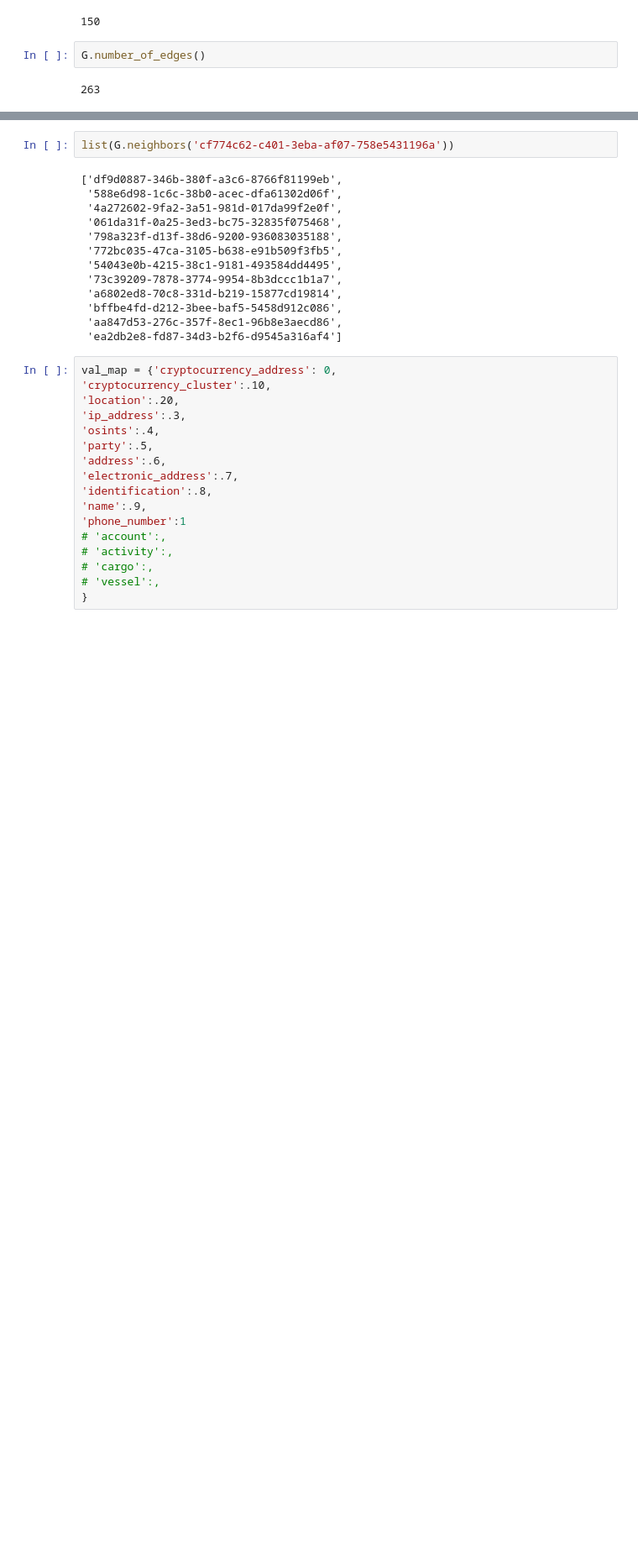
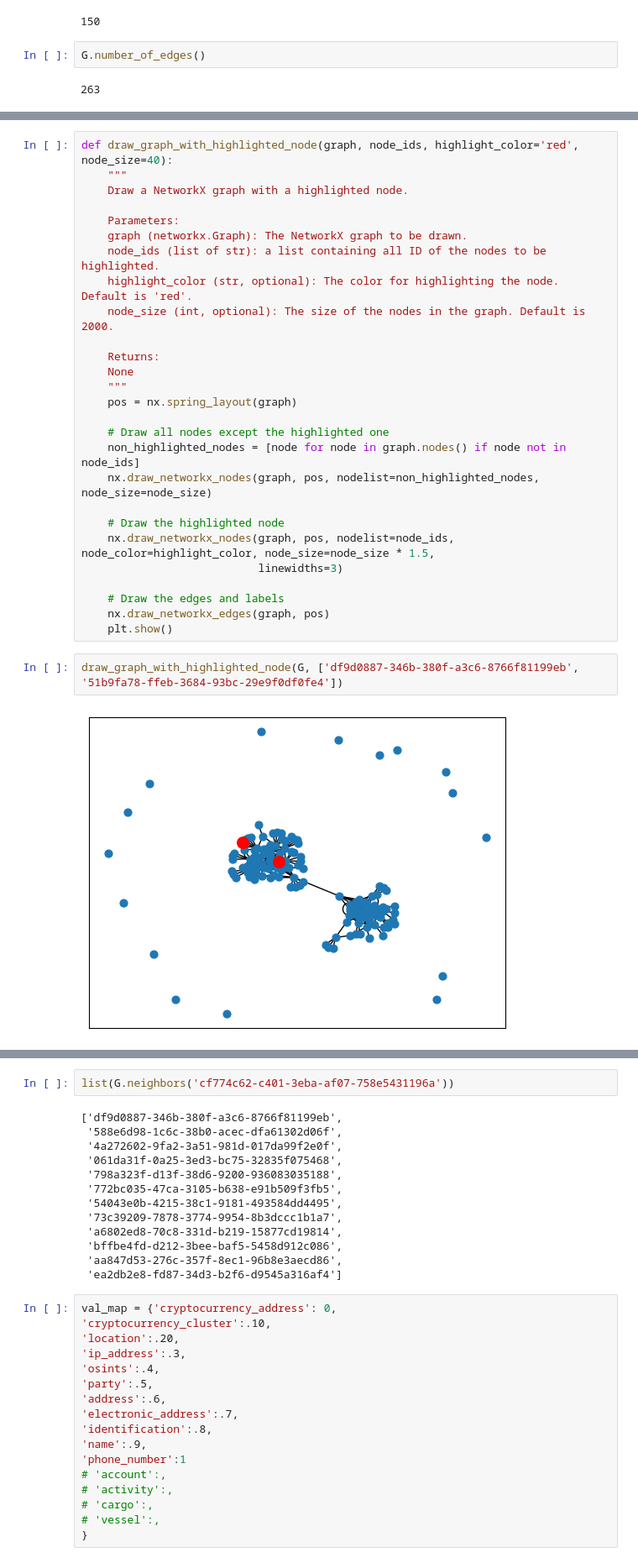
Before and after one commit to bhooper13/MM_Analyst_Party_Snapshot, a Jupyter notebook: networkx testing.ipynb, the cells around one changed output, grey strips where cells are left out. Shown at 84% size. Cells and saved outputs as stored; diff of their text form; blank space fills up the shorter version.

```diff
--- a/networkx testing.ipynb
+++ b/networkx testing.ipynb
@@ -19 +91,32 @@ G.number_of_edges()
+# %%
+def draw_graph_with_highlighted_node(graph, node_ids, highlight_color='red', node_size=40):
+    """
+    Draw a NetworkX graph with a highlighted node.
+
+    Parameters:
+    graph (networkx.Graph): The NetworkX graph to be drawn.
+    node_ids (list of str): a list containing all ID of the nodes to be highlighted.
+    highlight_color (str, optional): The color for highlighting the node. Default is 'red'.
+    node_size (int, optional): The size of the nodes in the graph. Default is 2000.
+
+    Returns:
+    None
+    """
+    pos = nx.spring_layout(graph)
+
+    # Draw all nodes except the highlighted one
+    non_highlighted_nodes = [node for node in graph.nodes() if node not in node_ids]
+    nx.draw_networkx_nodes(graph, pos, nodelist=non_highlighted_nodes, node_size=node_size)
+
+    # Draw the highlighted node
+    nx.draw_networkx_nodes(graph, pos, nodelist=node_ids, node_color=highlight_color, node_size=node_size * 1.5,
+                           linewidths=3)
+
+    # Draw the edges and labels
+    nx.draw_networkx_edges(graph, pos)
+    plt.show()
+# %%
+draw_graph_with_highlighted_node(G, ['df9d0887-346b-380f-a3c6-8766f81199eb', '51b9fa78-ffeb-3684-93bc-29e9f0df0fe4'])
+# %% [output]
+[figure, added]
 # %%
```
Also changed, not shown: parts of 26 cells of this notebook, 9 other files.
